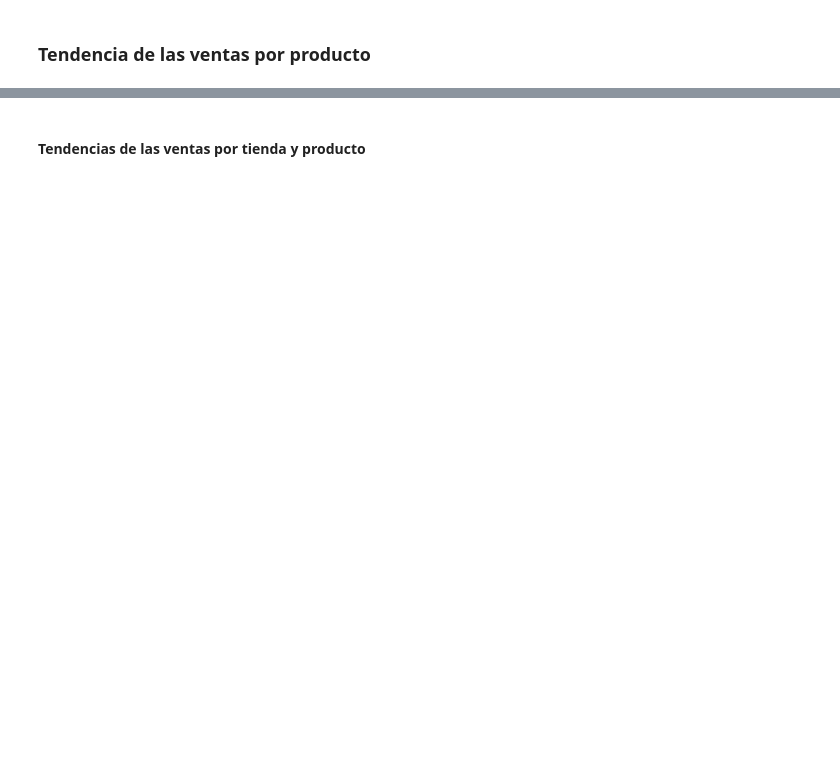
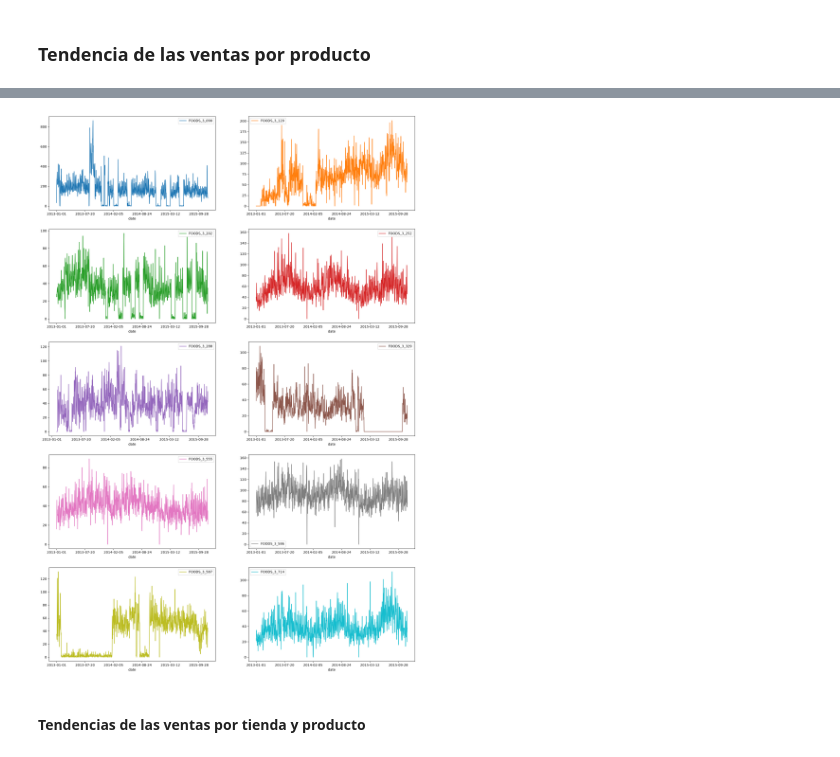
Before and after one commit to DataRex-47/02_FORECASTING, a Jupyter notebook: 03_notebooks/03_EDA.ipynb, the cells around one changed output, grey strips where cells are left out. Drawn from its saved outputs; the diff is of its cells as text; code cells hidden in the pictures; blank space fills up the shorter version.

```diff
--- a/03_notebooks/03_EDA.ipynb
+++ b/03_notebooks/03_EDA.ipynb
@@ -143,2 +157,7 @@ df.head()
+# %%
+(df.pivot_table(index='date', columns='item_id', values='ventas', aggfunc='sum')
+ .plot(subplots=True, layout =(5,2),sharex=False,figsize = (20,30)));
+# %% [output]
+[figure, added]
 # %% [markdown]
 #### Tendencias de las ventas por tienda y producto
```
Also changed, not shown: parts of 18 cells of this notebook, 14 other files.
